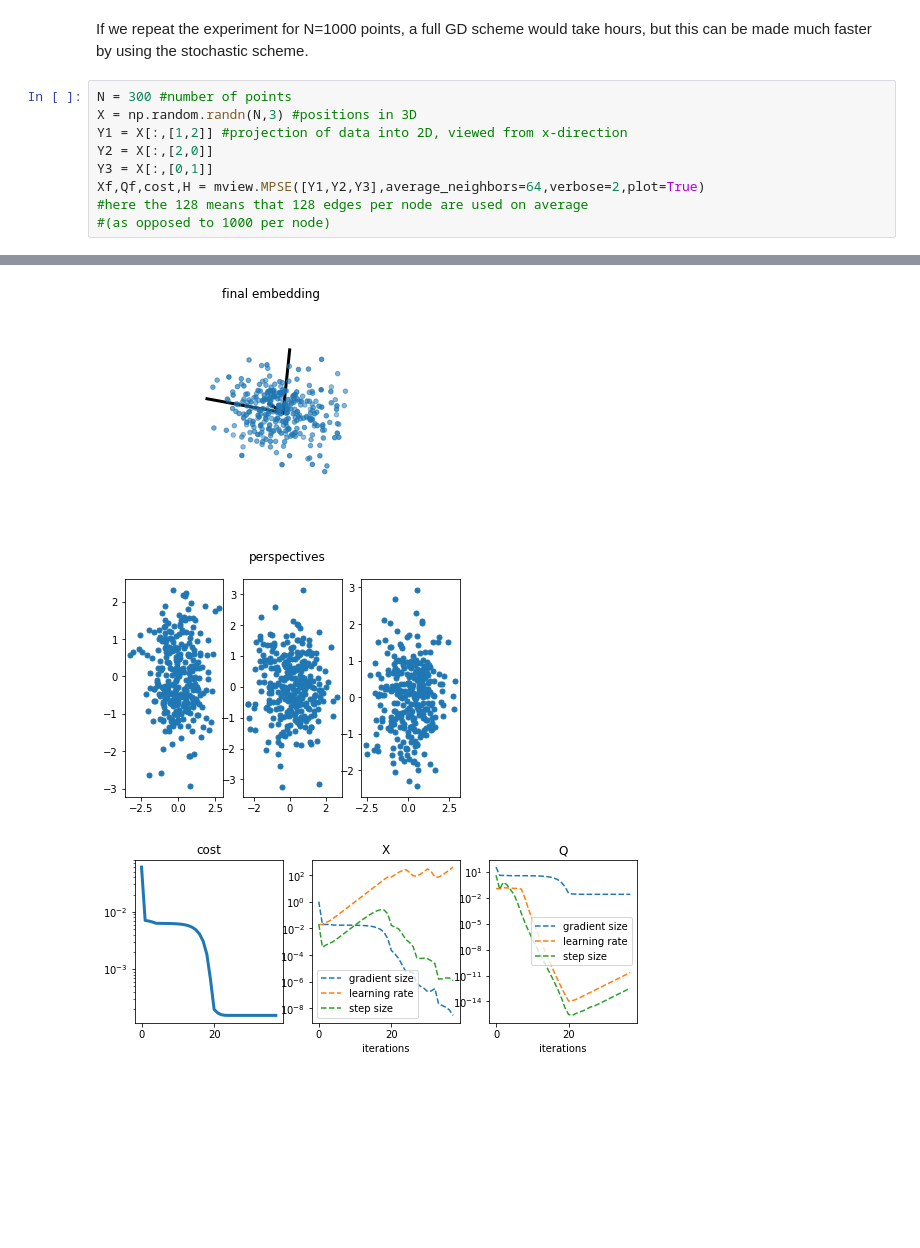
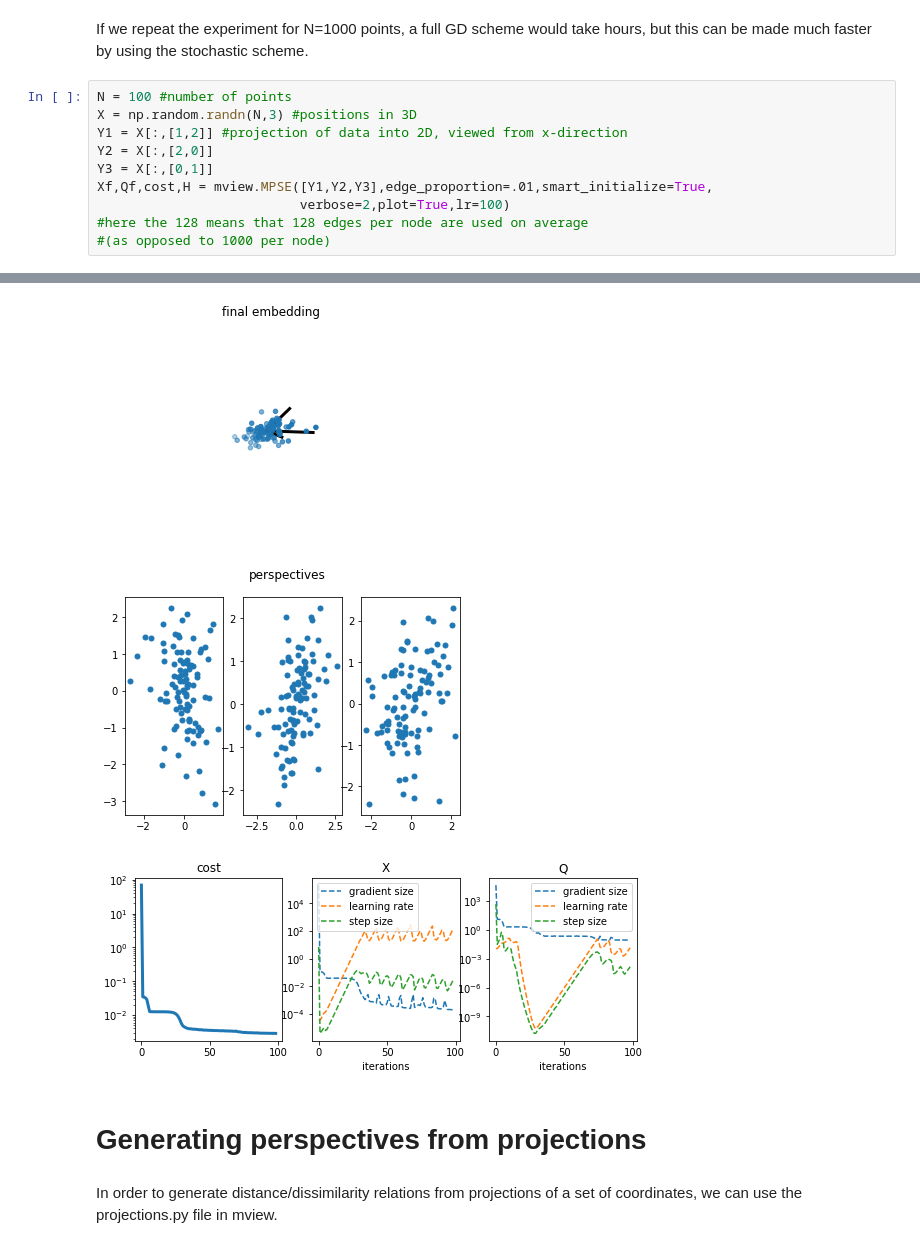
Before and after one commit to enggiqbal/MPSE, a Jupyter notebook: MPSE/mview_examples.ipynb, the cells around one changed output, grey strips where cells are left out. Cells and saved outputs as stored; diff of their text form; blank space fills up the shorter version.

```diff
--- a/MPSE/mview_examples.ipynb
+++ b/MPSE/mview_examples.ipynb
@@ -103,12 +104,13 @@ Xf,Qf,cost,H = mview.MPSE([Y1,Y2,Y3],edge_proportion=0.50,plot=True)
 # %% [markdown]
 If we repeat the experiment for N=1000 points, a full GD scheme would take hours, but this can be made much faster by using the stochastic scheme.
 # %%
-N = 300 #number of points
+N = 100 #number of points
 X = np.random.randn(N,3) #positions in 3D
 Y1 = X[:,[1,2]] #projection of data into 2D, viewed from x-direction
 Y2 = X[:,[2,0]]
 Y3 = X[:,[0,1]]
-Xf,Qf,cost,H = mview.MPSE([Y1,Y2,Y3],average_neighbors=64,verbose=2,plot=True)
+Xf,Qf,cost,H = mview.MPSE([Y1,Y2,Y3],edge_proportion=.01,smart_initialize=True,
+                          verbose=2,plot=True,lr=100)
 #here the 128 means that 128 edges per node are used on average
 #(as opposed to 1000 per node)
 # %% [output]
@@ -132,3 +134,7 @@ mpse.MPSE():
-[figure, old version]
+[figure, new version]
-[figure, old version]
+[figure, new version]
-[figure, old version]
+[figure, new version]
+# %% [markdown]
+# Generating perspectives from projections
+# %% [markdown]
+In order to generate distance/dissimilarity relations from projections of a set of coordinates, we can use the projections.py file in mview.
```
Also changed, not shown: parts of 15 cells of this notebook, 3 other files.
